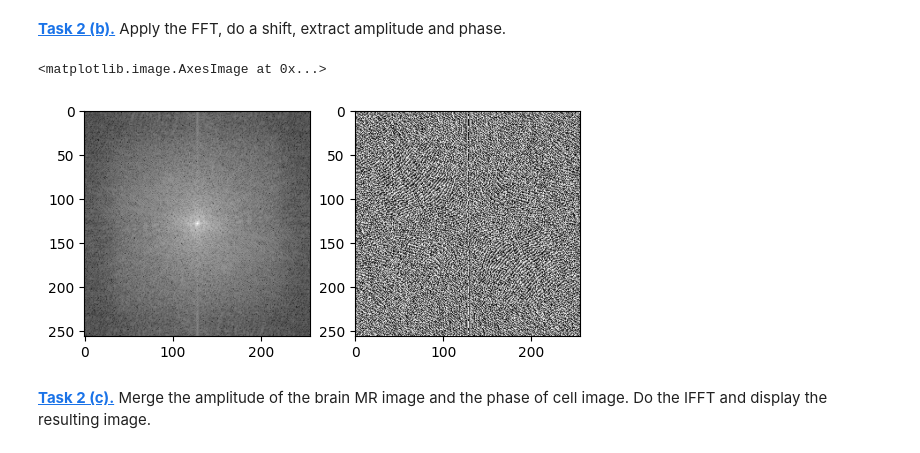
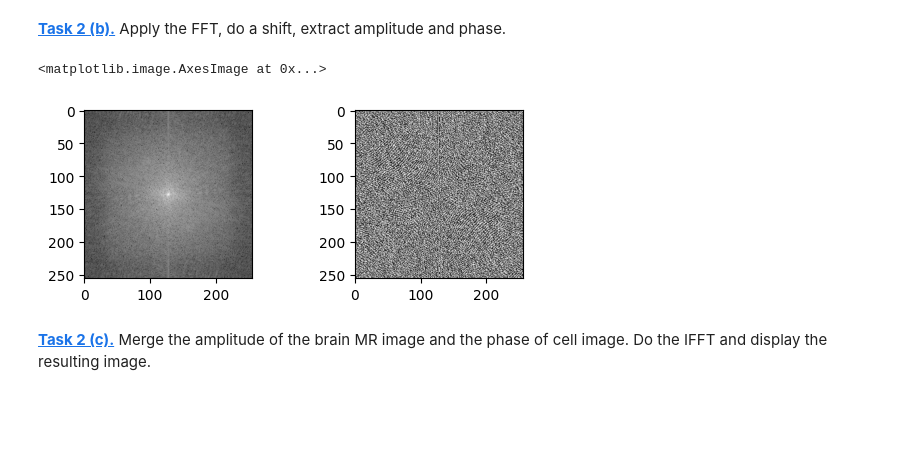
Before and after one commit to lottagambert/mobi-fs5-python, a Jupyter notebook: fourier.ipynb, the cells around one changed output. Saved outputs shown, nothing was run; the diff lists cells and outputs as text; code cells hidden in the pictures; blank space fills up the shorter version.

```diff
--- a/fourier.ipynb
+++ b/fourier.ipynb
@@ -69,27 +69,28 @@ plt.imshow(restored_img)
 **[Task 2 (a).]()** Load the brain MR image.
 # %%
 brain_MR = plt.imread("data/brain_mri.png")
-plt.imshow(brain_MR)
+brain_img_resize = resize(brain_MR,(256, 256))
+plt.imshow(brain_img_resize)
 # %% [output]
 <matplotlib.image.AxesImage at 0x...>
 [figure]
 # %% [markdown]
 **[Task 2 (b).]()** Apply the FFT, do a shift, extract amplitude and phase.
 # %%
-brain_fft = np.fft.fft2(brain_MR)
+brain_fft = np.fft.fft2(brain_img_resize)
 brain_fft_shifted = np.fft.fftshift(brain_fft)
 
 amplitude = np.abs(brain_fft_shifted)
 phase = np.angle(brain_fft_shifted)
 
 plt.figure()
-plt.subplot(1, 2, 1)
+plt.subplot(2, 2, 1)
 plt.imshow(np.log(amplitude), 'gray')
-plt.subplot(1, 2, 2)
+plt.subplot(2, 2, 2)
 plt.imshow(phase, 'gray')
 # %% [output]
 <matplotlib.image.AxesImage at 0x...>
-[figure, old version]
+[figure, new version]
 # %%
 def to_complex_array(amplitude_array, phase_array):
     return amplitude_array * np.exp(1j * phase_array)
```
Also changed, not shown: parts of 14 cells of this notebook.
